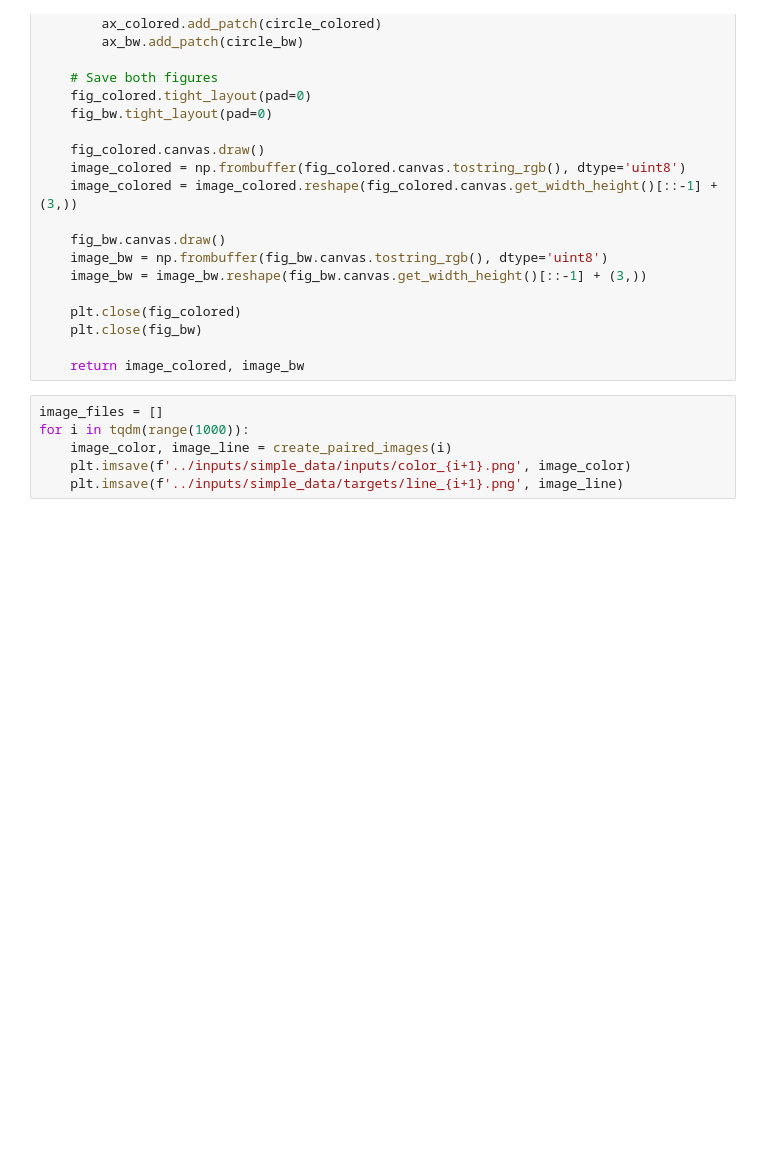
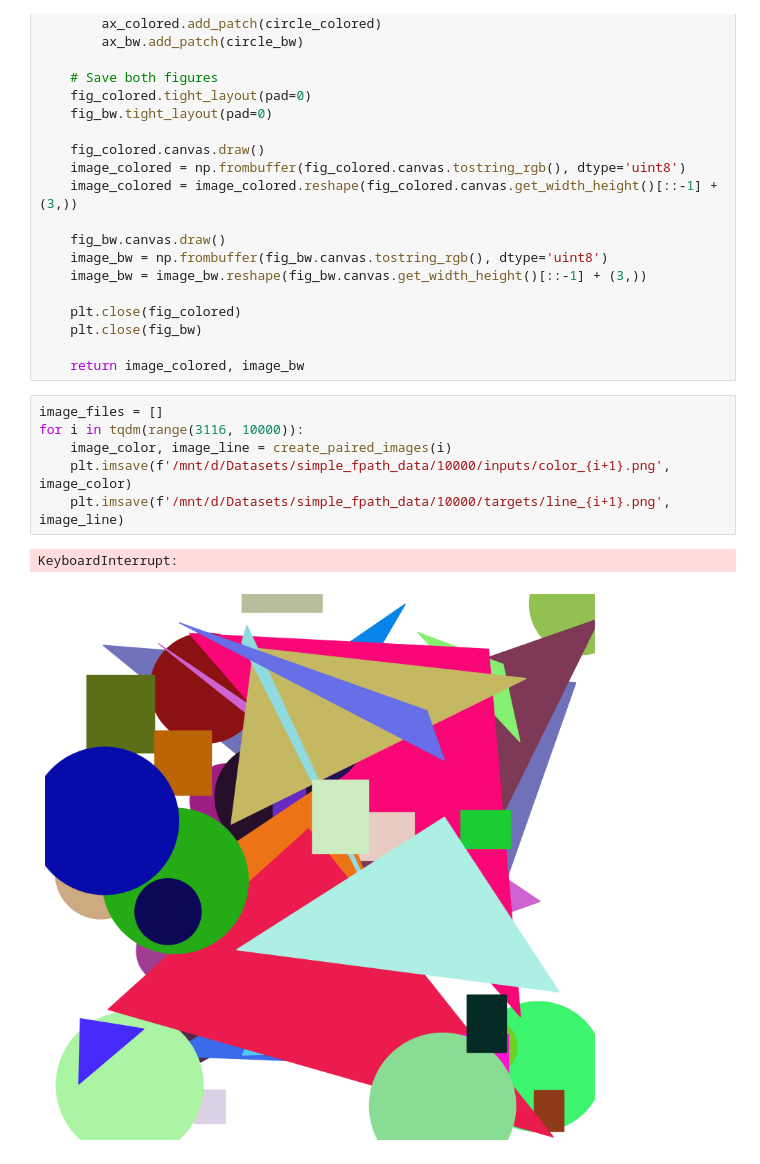
Before and after one commit to comeeasy/CGVM_FDoG_opencv, a Jupyter notebook: scripts/create_simple_data.ipynb, the cells around one changed output. Cells and saved outputs as stored; diff of their text form; blank space fills up the shorter version.

```diff
--- a/scripts/create_simple_data.ipynb
+++ b/scripts/create_simple_data.ipynb
@@ -64,7 +64,10 @@ def create_paired_images(index):
     return image_colored, image_bw
 # %%
 image_files = []
-for i in tqdm(range(1000)):
+for i in tqdm(range(3116, 10000)):
     image_color, image_line = create_paired_images(i)
-    plt.imsave(f'../inputs/simple_data/inputs/color_{i+1}.png', image_color)
-    plt.imsave(f'../inputs/simple_data/targets/line_{i+1}.png', image_line)
+    plt.imsave(f'/mnt/d/Datasets/simple_fpath_data/10000/inputs/color_{i+1}.png', image_color)
+    plt.imsave(f'/mnt/d/Datasets/simple_fpath_data/10000/targets/line_{i+1}.png', image_line)
+# %% [output]
+KeyboardInterrupt:
+[figure, added]
```
Also changed, not shown: parts of 1 cell of this notebook, 4 other files.
